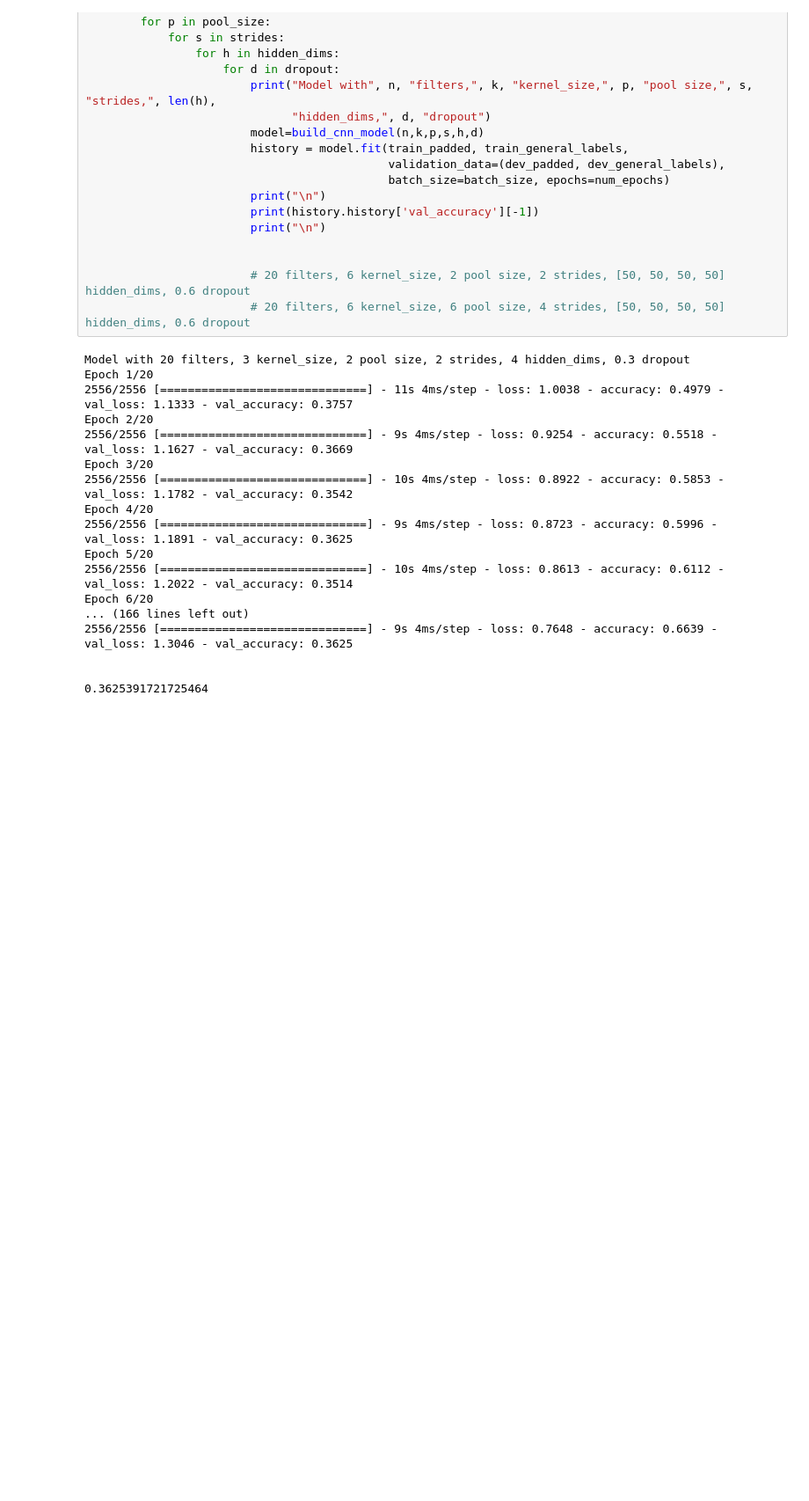
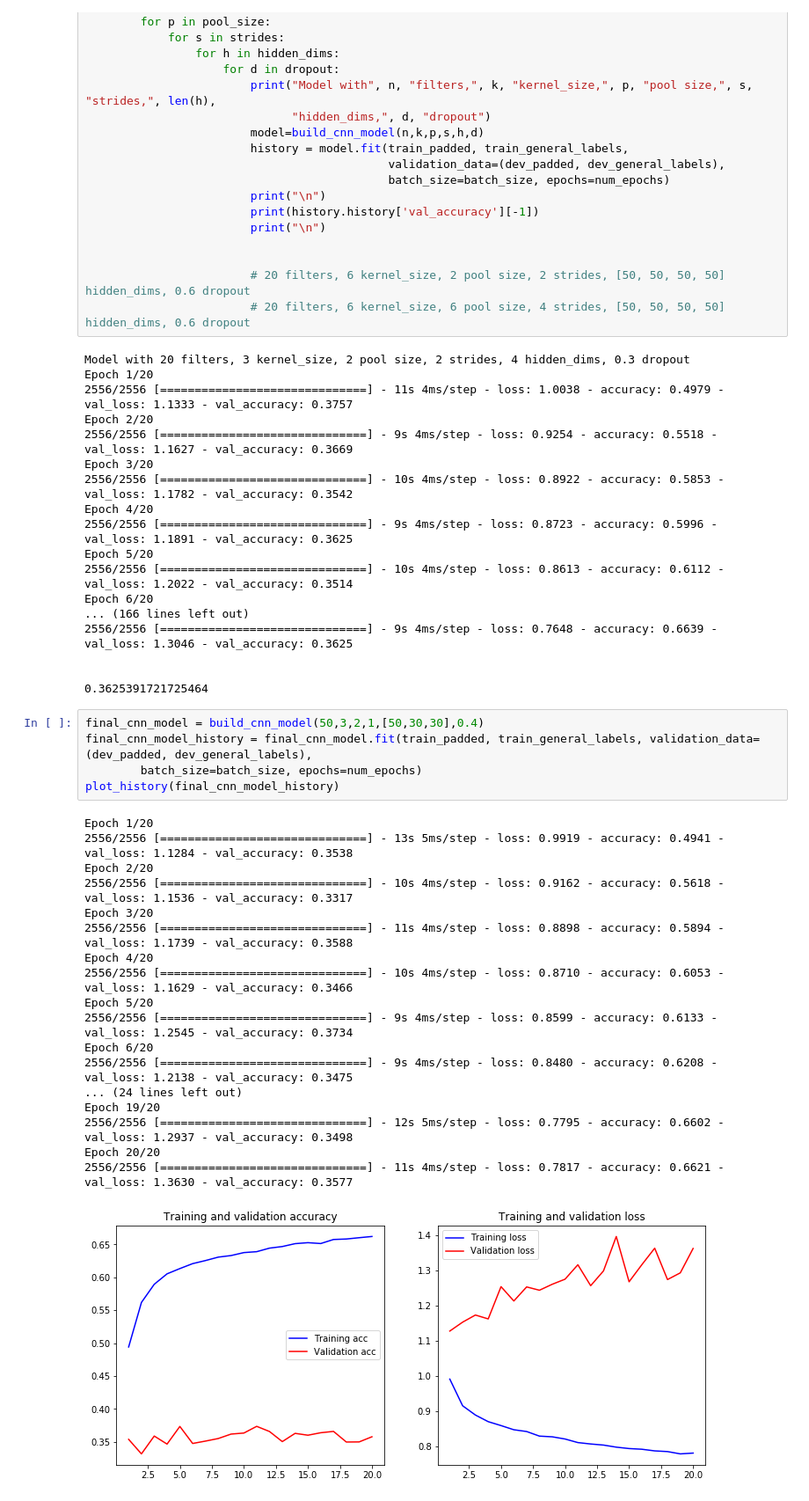
Before and after one commit to lucaschadwicklam97/GoEmotions_Sentiment, a Jupyter notebook: GoEmotions_Classification.ipynb, the cells around one changed output. Shown at 88% size. Cells and saved outputs as stored; diff of their text form; blank space fills up the shorter version.

```diff
--- a/GoEmotions_Classification.ipynb
+++ b/GoEmotions_Classification.ipynb
@@ -850,5 +814,29 @@ Epoch 6/20
 
 
 0.3625391721725464
+# %%
+final_cnn_model = build_cnn_model(50,3,2,1,[50,30,30],0.4)
+final_cnn_model_history = final_cnn_model.fit(train_padded, train_general_labels, validation_data=(dev_padded, dev_general_labels),
+        batch_size=batch_size, epochs=num_epochs)
+plot_history(final_cnn_model_history)
+# %% [output]
+Epoch 1/20
+2556/2556 [==============================] - 13s 5ms/step - loss: 0.9919 - accuracy: 0.4941 - val_loss: 1.1284 - val_accuracy: 0.3538
+Epoch 2/20
+2556/2556 [==============================] - 10s 4ms/step - loss: 0.9162 - accuracy: 0.5618 - val_loss: 1.1536 - val_accuracy: 0.3317
+Epoch 3/20
+2556/2556 [==============================] - 11s 4ms/step - loss: 0.8898 - accuracy: 0.5894 - val_loss: 1.1739 - val_accuracy: 0.3588
+Epoch 4/20
+2556/2556 [==============================] - 10s 4ms/step - loss: 0.8710 - accuracy: 0.6053 - val_loss: 1.1629 - val_accuracy: 0.3466
+Epoch 5/20
+2556/2556 [==============================] - 9s 4ms/step - loss: 0.8599 - accuracy: 0.6133 - val_loss: 1.2545 - val_accuracy: 0.3734
+Epoch 6/20
+2556/2556 [==============================] - 9s 4ms/step - loss: 0.8480 - accuracy: 0.6208 - val_loss: 1.2138 - val_accuracy: 0.3475
+... (24 lines left out)
+Epoch 19/20
+2556/2556 [==============================] - 12s 5ms/step - loss: 0.7795 - accuracy: 0.6602 - val_loss: 1.2937 - val_accuracy: 0.3498
+Epoch 20/20
+2556/2556 [==============================] - 11s 4ms/step - loss: 0.7817 - accuracy: 0.6621 - val_loss: 1.3630 - val_accuracy: 0.3577
+[figure, added]
 # %%
 #LSTM on 3 class classification
```
Also changed, not shown: parts of 7 cells of this notebook, 1 other file.
